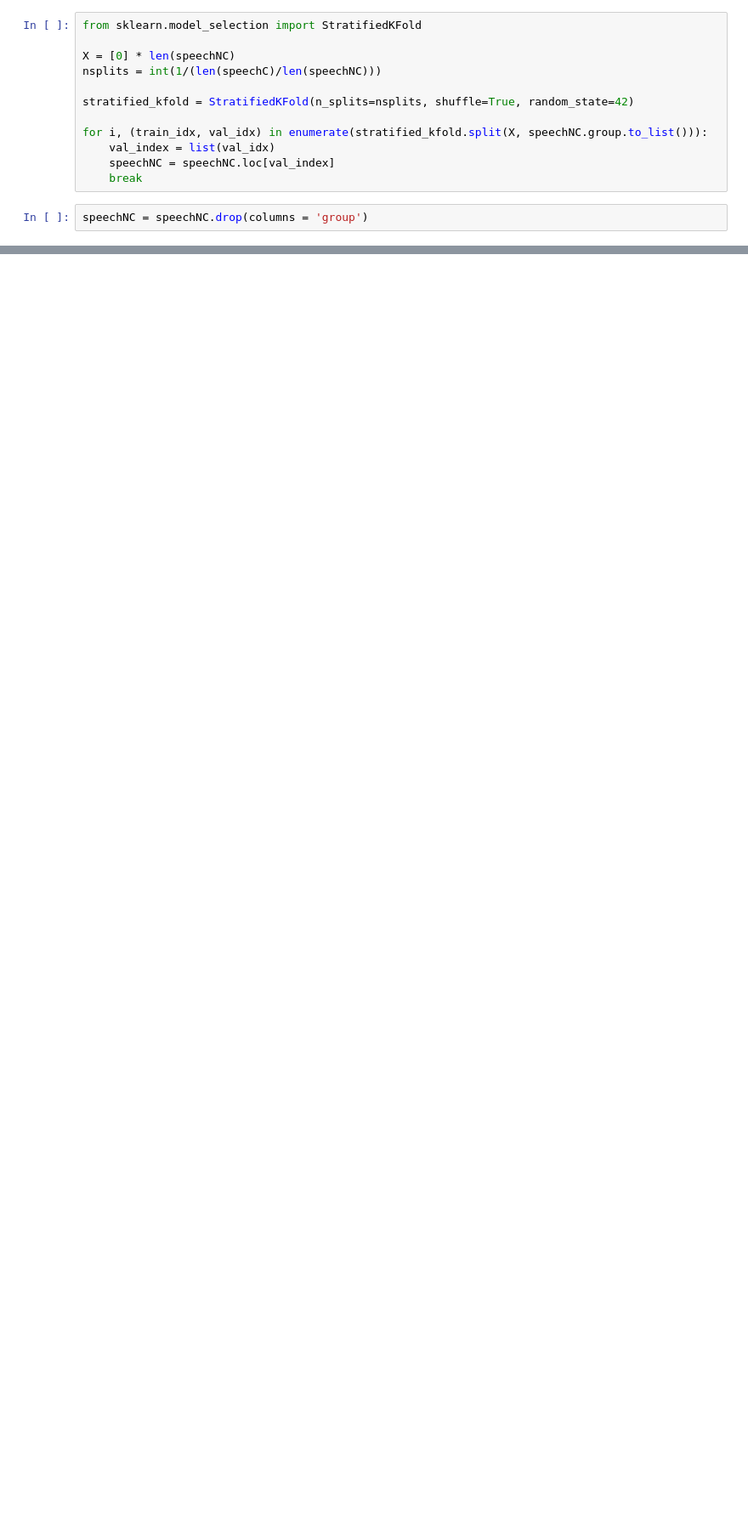
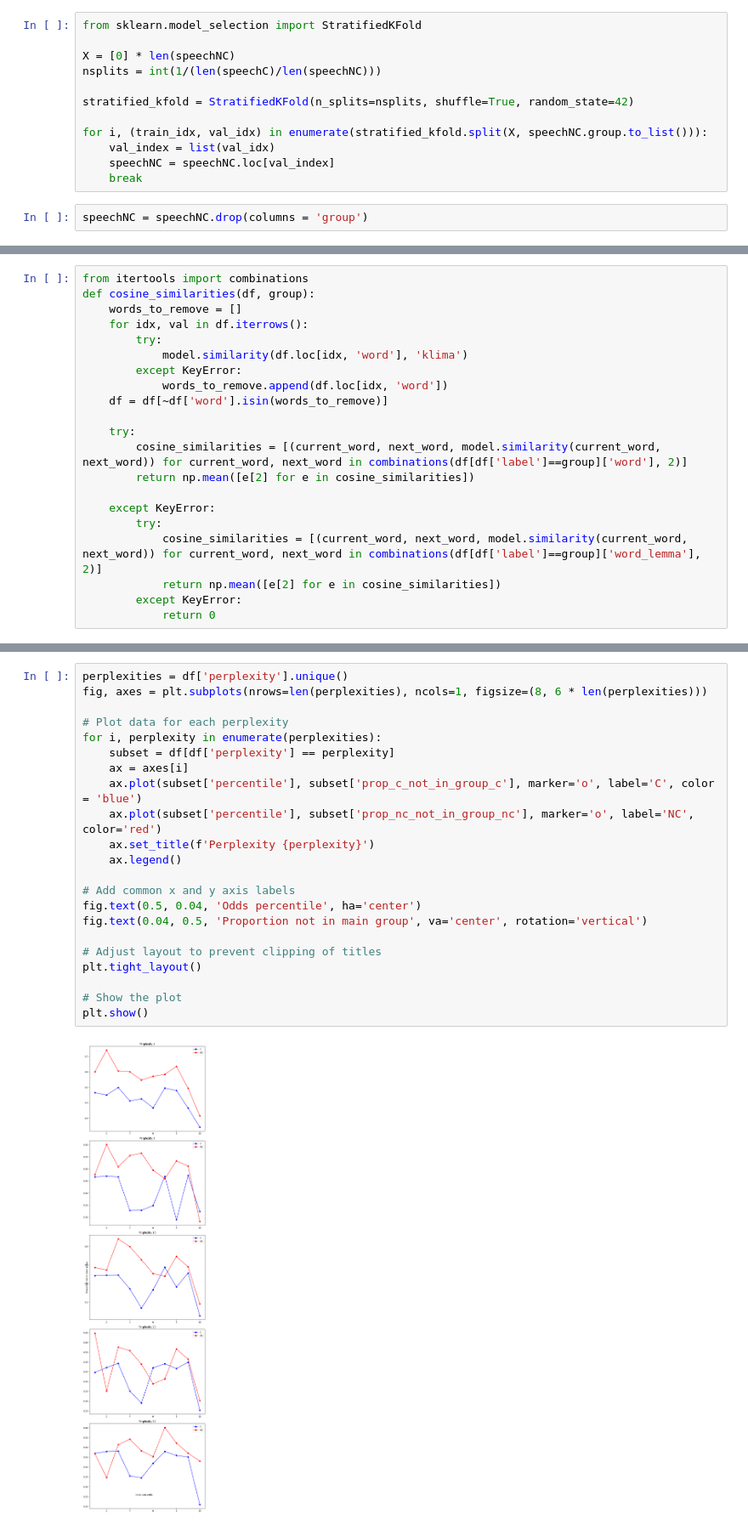
Before and after one commit to affo98/DIW, a Jupyter notebook: folketinget/pseudo_labels.ipynb, the cells around one changed output, grey strips where cells are left out. Shown at 85% size. Drawn from its saved outputs; the diff is of its cells as text; blank space fills up the shorter version.

```diff
--- a/folketinget/pseudo_labels.ipynb
+++ b/folketinget/pseudo_labels.ipynb
@@ -371,0 +350,21 @@ See the caveats in the documentation: https://pandas.pydata.org/pandas-docs/stab
+# %%
+from itertools import combinations
+def cosine_similarities(df, group):
+    words_to_remove = []
+    for idx, val in df.iterrows():
+        try:
+            model.similarity(df.loc[idx, 'word'], 'klima')
+        except KeyError:
+            words_to_remove.append(df.loc[idx, 'word'])
+    df = df[~df['word'].isin(words_to_remove)]
+
+    try:
+        cosine_similarities = [(current_word, next_word, model.similarity(current_word, next_word)) for current_word, next_word in combinations(df[df['label']==group]['word'], 2)]
+        return np.mean([e[2] for e in cosine_similarities])
+
+    except KeyError:
+        try:
+            cosine_similarities = [(current_word, next_word, model.similarity(current_word, next_word)) for current_word, next_word in combinations(df[df['label']==group]['word_lemma'], 2)]
+            return np.mean([e[2] for e in cosine_similarities])
+        except KeyError:
+            return 0
@@ -371,0 +430,24 @@ See the caveats in the documentation: https://pandas.pydata.org/pandas-docs/stab
+# %%
+perplexities = df['perplexity'].unique()
+fig, axes = plt.subplots(nrows=len(perplexities), ncols=1, figsize=(8, 6 * len(perplexities)))
+
+# Plot data for each perplexity
+for i, perplexity in enumerate(perplexities):
+    subset = df[df['perplexity'] == perplexity]
+    ax = axes[i]
+    ax.plot(subset['percentile'], subset['prop_c_not_in_group_c'], marker='o', label='C', color = 'blue')
+    ax.plot(subset['percentile'], subset['prop_nc_not_in_group_nc'], marker='o', label='NC', color='red')
+    ax.set_title(f'Perplexity {perplexity}')
+    ax.legend()
+
+# Add common x and y axis labels
+fig.text(0.5, 0.04, 'Odds percentile', ha='center')
+fig.text(0.04, 0.5, 'Proportion not in main group', va='center', rotation='vertical')
+
+# Adjust layout to prevent clipping of titles
+plt.tight_layout()
+
+# Show the plot
+plt.show()
+# %% [output]
+[figure, added]
```
Also changed, not shown: parts of 68 cells of this notebook, 4 other files.
